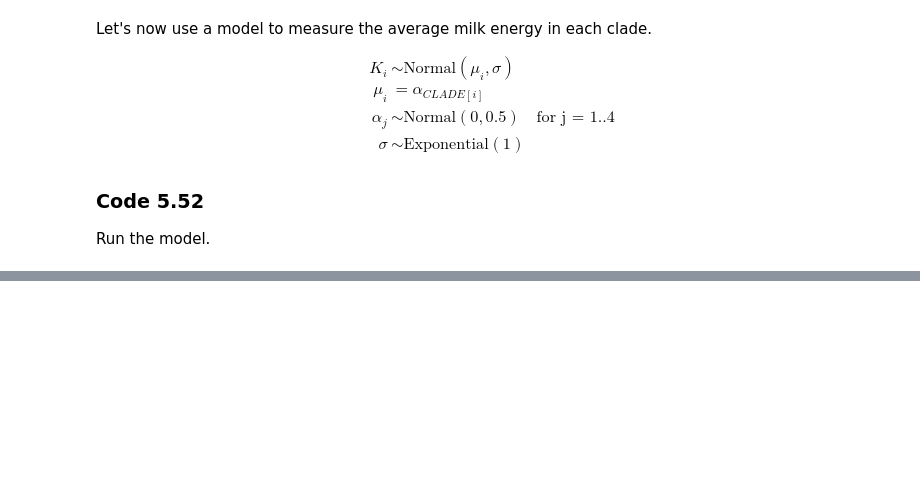
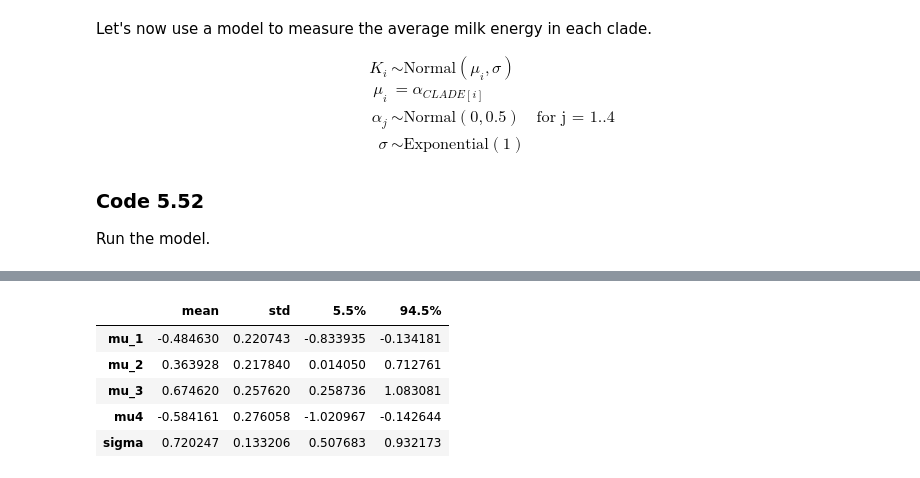
Before and after one commit to Gustavo-SF/Statistical-Rethinking-2Ed, a Jupyter notebook: chapters/5/samples.ipynb, the cells around one changed output, grey strips where cells are left out. Cells and saved outputs as stored; diff of their text form; code cells hidden in the pictures; blank space fills up the shorter version.

```diff
--- a/chapters/5/samples.ipynb
+++ b/chapters/5/samples.ipynb
@@ -1065,9 +1069,14 @@ with pm.Model() as m5_9:
     sigma = pm.Exponential('sigma', 1)
     mu = pm.Normal('mu', 0, 0.5, shape=4)
     K = pm.Normal('K', mu[d['clade_id'].values], sigma, observed=d['K'].values)
-    m5_9_trace = pm.sample()
 
-az.summary(m5_9_trace)
+# Extract the variable names
+vars_ = [mu, sigma]
+var_names = [v.name for v in vars_]
 
-az.plot_forest(m5_9_trace, combined=True, var_names=["mu"]);
+mean_q = pm.find_MAP(model=m5_9)
+H = pm.find_hessian(mean_q, vars_, model=m5_9)
+cov = np.linalg.inv(H)
+mean = np.concatenate([np.atleast_1d(mean_q[var_]) for var_ in var_names])
+posterior = stats.multivariate_normal(mean=mean, cov=cov)
 # %% [output]
@@ -1080,0 +1084,11 @@ Sampling 4 chains for 1_000 tune and 1_000 draw iterations (4_000 + 4_000 draws
+# %%
+var_names = ['mu_1', 'mu_2', 'mu_3', 'mu4', 'sigma']
+post_data = pd.DataFrame(posterior.rvs(10_000), columns=['mu_1', 'mu_2', 'mu_3', 'mu4', 'sigma'])
+precis(posterior, ['mu_1', 'mu_2', 'mu_3', 'mu4', 'sigma'])
+# %% [output]
+|  | mean | std | 5.5% | 94.5% |
+| mu_1 | -0.484630 | 0.220743 | -0.833935 | -0.134181 |
+| mu_2 | 0.363928 | 0.217840 | 0.014050 | 0.712761 |
+| mu_3 | 0.674620 | 0.257620 | 0.258736 | 1.083081 |
+| mu4 | -0.584161 | 0.276058 | -1.020967 | -0.142644 |
+| sigma | 0.720247 | 0.133206 | 0.507683 | 0.932173 |
```
Also changed, not shown: parts of 25 cells of this notebook, 2 other files.
